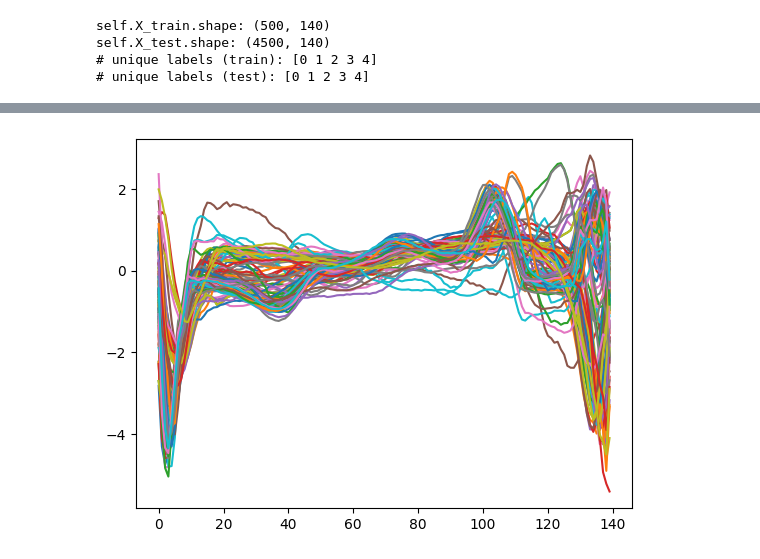
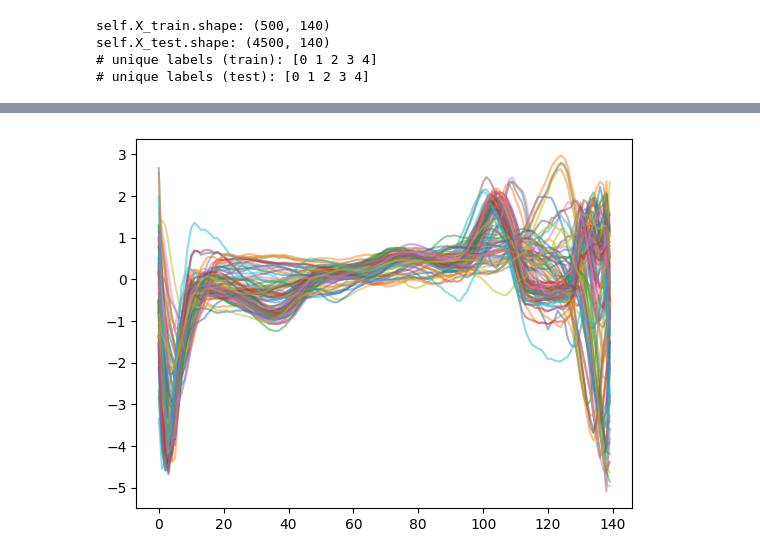
Before and after one commit to erlendlokna/Generative-SSL-VQVAE-modelling, a Jupyter notebook: eval_test.ipynb, the cells around one changed output, grey strips where cells are left out. Saved outputs shown, nothing was run; the diff lists cells and outputs as text; code cells hidden in the pictures.

```diff
--- a/eval_test.ipynb
+++ b/eval_test.ipynb
@@ -66,9 +59,12 @@ torch.Size([148, 40])
 # %%
 n_figs = 100
-
-for i in np.random.choice(len(x_gen), n_figs): plt.plot(x_gen[i, 0, :])
+def plot_samples(x_gen, n_figs=100, title=""):
+    for i in np.random.choice(len(x_gen), n_figs): plt.plot(x_gen[i, 0, :], alpha=0.5, title=title)
+    plt.show()
-# %% [output]
-[figure, removed]
+# %%
+plot_samples(x_gen)
+# %% [output]
+[figure, added]
 # %%
 z_test, z_gen = eval.compute_z(x_gen)
 # %%
```
Also changed, not shown: parts of 5 cells of this notebook, 3 other files.
